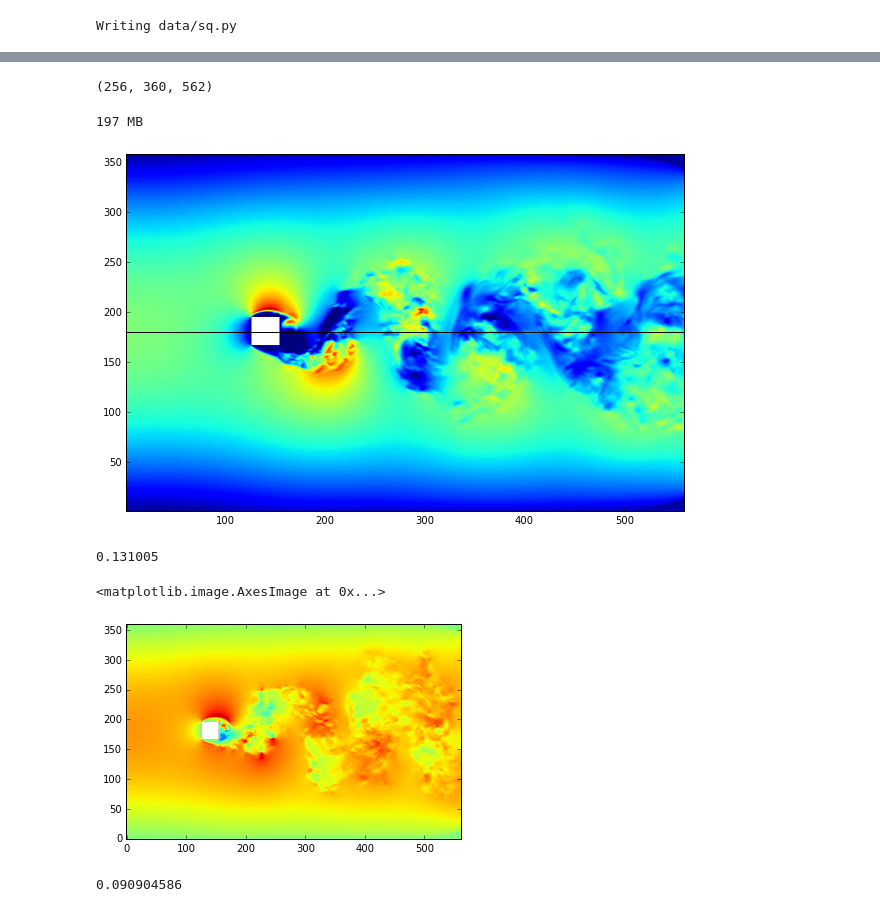
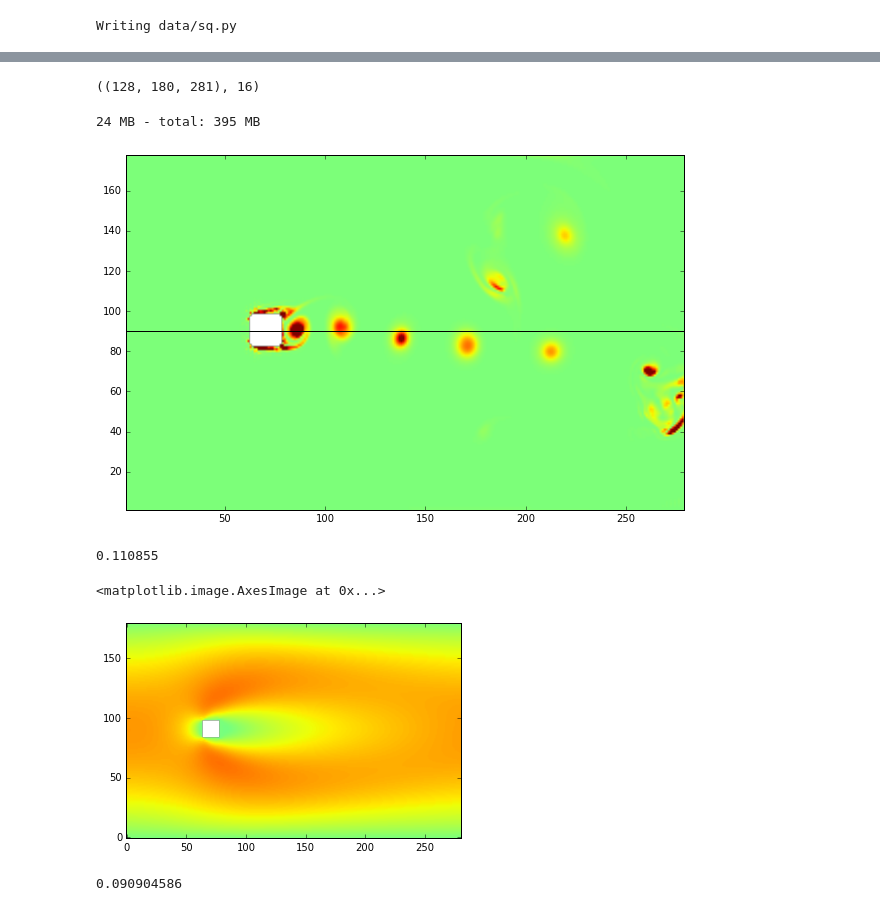
Before and after one commit to marcinofulus/LBM_tutorial, a Jupyter notebook: LBM_lift_drag-3d.ipynb, the cells around one changed output, grey strips where cells are left out. Drawn from its saved outputs; the diff is of its cells as text; code cells hidden in the pictures.

```diff
--- a/LBM_lift_drag-3d.ipynb
+++ b/LBM_lift_drag-3d.ipynb
@@ -172,0 +144,3 @@ python data/sq.py --max_iters=100000 --every=1000 --from=80000 --output=data/sq
+# %%
+casename = "sq_visc0.0020"
+data = np.load('data/'+casename+'_F.npz')['log']
@@ -173,4 +162,5 @@ python data/sq.py --max_iters=100000 --every=1000 --from=80000 --output=data/sq
 # %%
 import glob
-sorted(glob.glob("data/sq_smag0.2*.*"))
+casefiles =sorted( glob.glob("data/"+casename+"*.*[0-9].npz") )
+casefiles
 # %% [output]
@@ -184,15 +183,18 @@ sorted(glob.glob("data/sq_smag0.2*.*"))
 # %%
-%%time
 from sailfish.util import vorticity
 import glob
+from IPython.display import display
+
 frames = []
-
-for fn in sorted(glob.glob("data/sq.*.npz")):
-    %time data = np.load(fn)
+bar = widgets.IntProgress(value=0,min=0,max=len(casefiles))
+display(bar)
+for fn in casefiles:
+    data = np.load(fn)
     vx,vy,vz  = data['v']
     rho = data['rho']
-    %time w = vorticity([vx, vy,vz])
+    w = vorticity([vx, vy,vz])
     frames.append([vx, vy,vz,np.sum(w**2,axis=0),rho])
+    bar.value+=1
 print len(frames)
 print frames[0][0].nbytes/1024**2
 # %% [output]
@@ -216,39 +203,39 @@ Wall time: 43.4 s
 # %%
-frames[0][0].shape
+frames[0][0].shape,len(frames)
 # %% [output]
-(256, 360, 562)
+((128, 180, 281), 16)
 # %%
-print frames[0][0].nbytes/1024**2,"MB"
+print frames[0][0].nbytes/1024**2,"MB - total:",len(frames)*frames[0][0].nbytes/1024**2,"MB"
 # %% [output]
-197 MB
+24 MB - total: 395 MB
 # %%
 from ipywidgets.widgets import interact, interactive, fixed
 from ipywidgets import widgets
 nz,ny,nx = frames[0][0].shape
 Y,X = np.mgrid[0:ny,0:nx]
 
 @interact(ith=widgets.IntSlider(min=0,max=len(frames)-1),\
           zi=widgets.IntSlider(min=0,max=(nz-1)),\
           figsize=widgets.IntSlider(min=0,max=20,value=10),\
           sel=widgets.Dropdown(options={'vx':0, 'vy': 1, 'vz': 2,'rho':4,'vorticity':3},value=0)
          )
 def g(ith,zi,figsize,sel):
     plt.figure(figsize=(figsize,float(ny)/nx*figsize))
     vx,vy,vz = frames[ith][:3]
     plt.xlim(1,nx-2)
     plt.ylim(1,ny-2)
-    plt.imshow(frames[ith][sel][zi,:,:],origin='top',vmin=-0.001,vmax=0.1)
+    plt.imshow(frames[ith][sel][zi,:,:],origin='top',vmin=-0.001,vmax=0.001)
     plt.axhline(y=ny/2, xmin=0, xmax=40, linewidth=1, color = 'k')
     plt.show()
     print np.nanmax(vx)
 # %% [output]
-[figure, old version]
+[figure, new version]
-0.131005
+0.110855
 # %%
-plt.imshow(frames[5][0][112,:,:],origin='top',vmin=-0.1,vmax=0.1)
+plt.imshow(frames[5][0][11,:,:],origin='top',vmin=-0.1,vmax=0.1)
 # %% [output]
 <matplotlib.image.AxesImage at 0x...>
-[figure, old version]
+[figure, new version]
 # %%
 np.nanmax( frames[5][0][112,:,:] )
 # %% [output]
```
Also changed, not shown: parts of 10 cells of this notebook, 9 other files.
